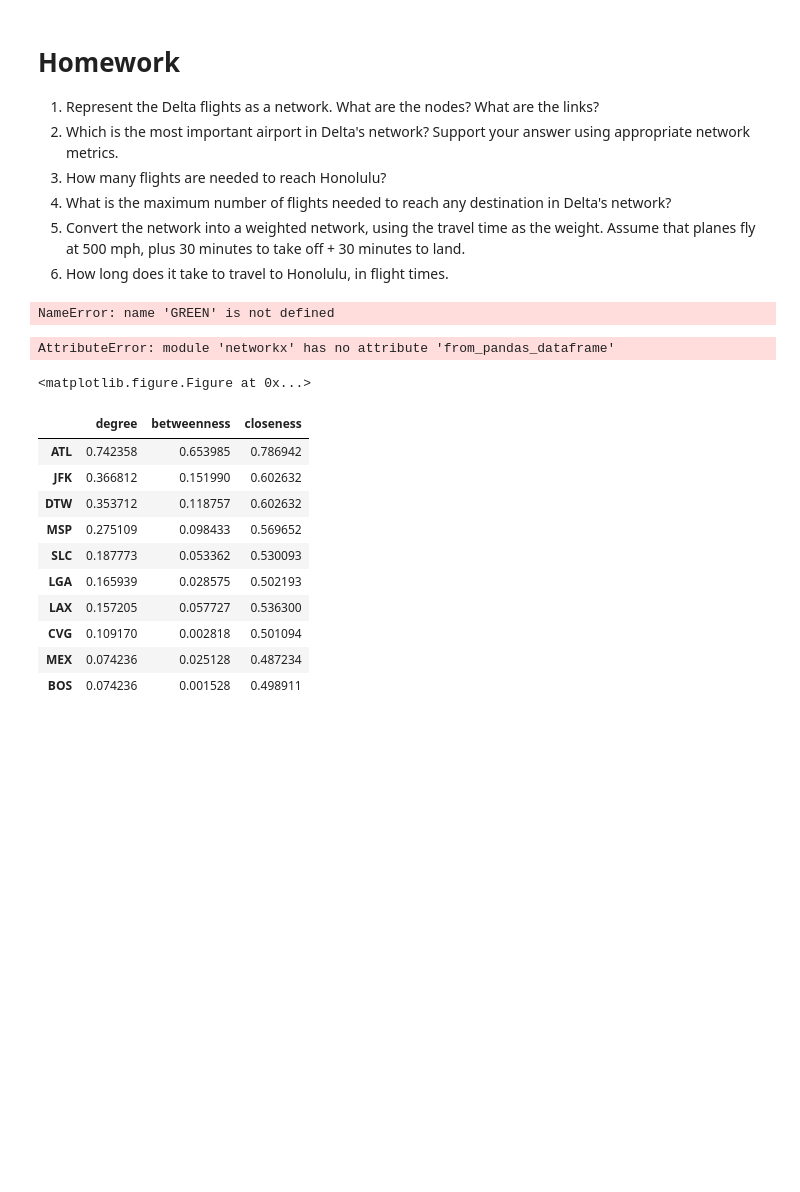
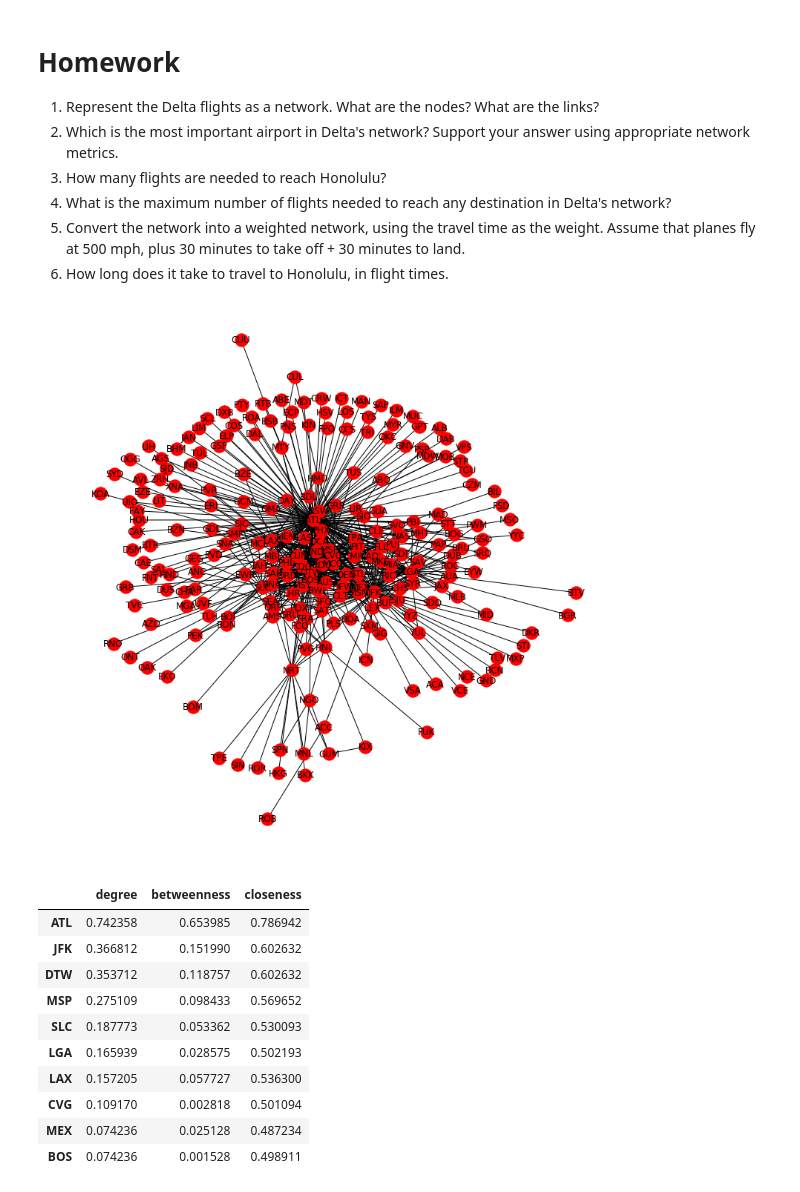
Before and after one commit to FRA228/ce599, a Jupyter notebook: 14-Networks/Networks.ipynb, the cells around one changed output. Drawn from its saved outputs; the diff is of its cells as text; code cells hidden in the pictures; blank space fills up the shorter version.

```diff
--- a/14-Networks/Networks.ipynb
+++ b/14-Networks/Networks.ipynb
@@ -394,48 +394,12 @@ df=routes[['source', 'dest']]
 # %%
 # 1. Create the graph
 import matplotlib.pyplot as plt
+plt.figure(figsize=(10, 10))
 g = nx.from_pandas_edgelist(routes, source='source', target='dest')
-nx.draw(g, node_color=GREEN, with_labels=True)
+nx.draw(g, node_color='RED', with_labels=True)
 plt.show()
 # %% [output]
-NameError: name 'GREEN' is not defined
+[figure, added]
-# %%
-import matplotlib.pyplot as plt
-
-plt.figure(figsize=(12, 12))
-
-# 1. Create the graph
-g = nx.from_pandas_dataframe(routes, source='source', target='dest')
-
-
-# 2. Create a layout for our nodes
-layout = nx.spring_layout(g,iterations=50)
-
-# 3. Draw the parts we want
-nx.draw_networkx_edges(g, layout, edge_color='#AAAAAA')
-
-S = [node for node in g.nodes() if node in routes.source.unique()]
-size = [g.degree(node) *7 for node in g.nodes() if node in routes.source.unique()]
-nx.draw_networkx_nodes(g, layout, nodelist= S, node_size=size, node_color='lightblue')
-
-D = [node for node in g.nodes() if node in routes.dest]
-nx.draw_networkx_nodes(g, layout, nodelist=D, node_size=100, node_color='#AAAAAA')
-
-
-
-R = dict(zip(S, D))
-nx.draw_networkx_labels(g, layout, labels=R)
-
-# 4. Turn off the axis because I know you don't want it
-plt.axis('off')
-
-plt.title(" delta flights")
-
-# 5. Tell matplotlib to show it
-plt.show()
-# %% [output]
-AttributeError: module 'networkx' has no attribute 'from_pandas_dataframe'
-<matplotlib.figure.Figure at 0x...>
 # %%
 #2: ATL is the most important in the delta's network. The work supporting to this is shown below:
 
```
Also changed, not shown: parts of 16 cells of this notebook, 1 other file.
